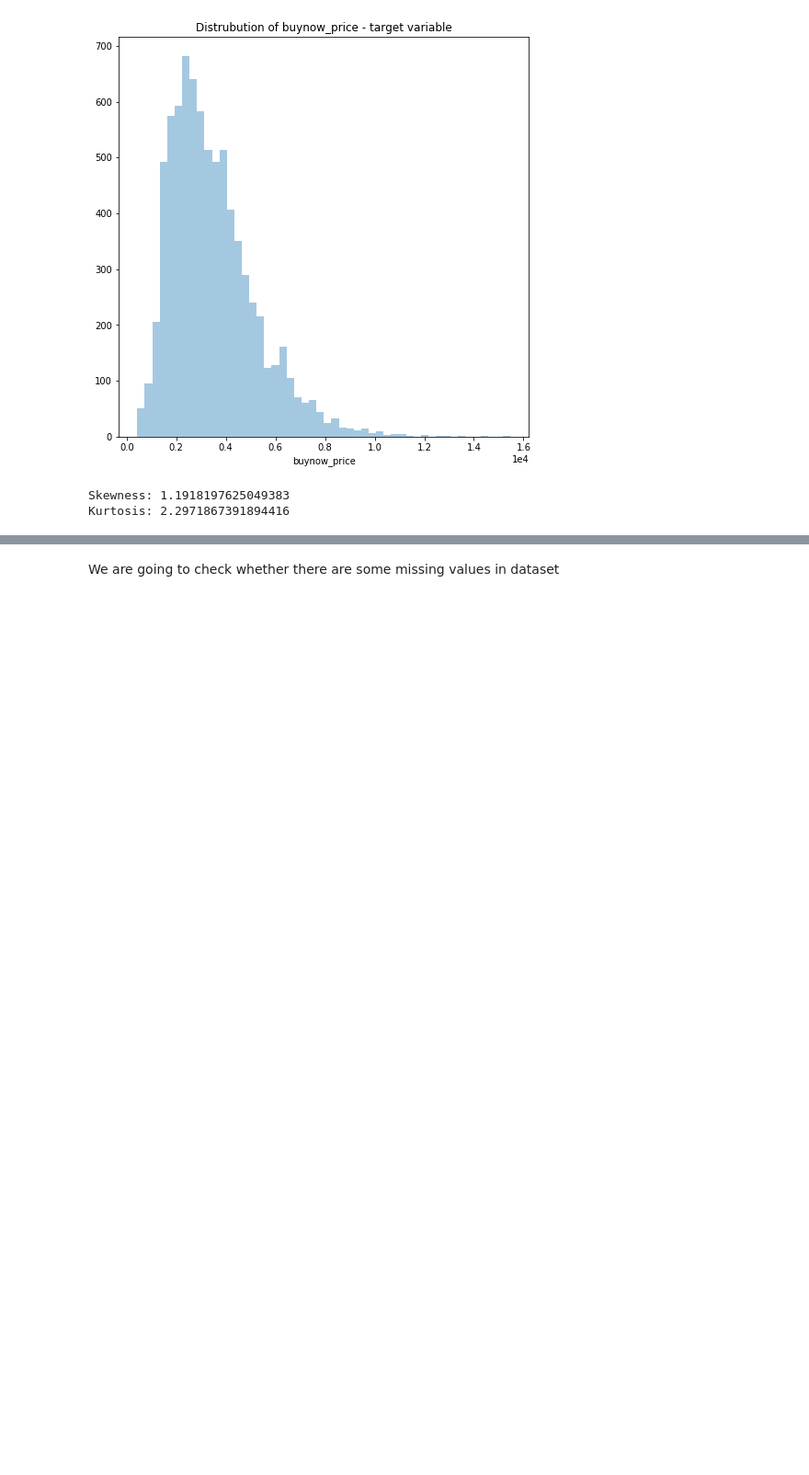
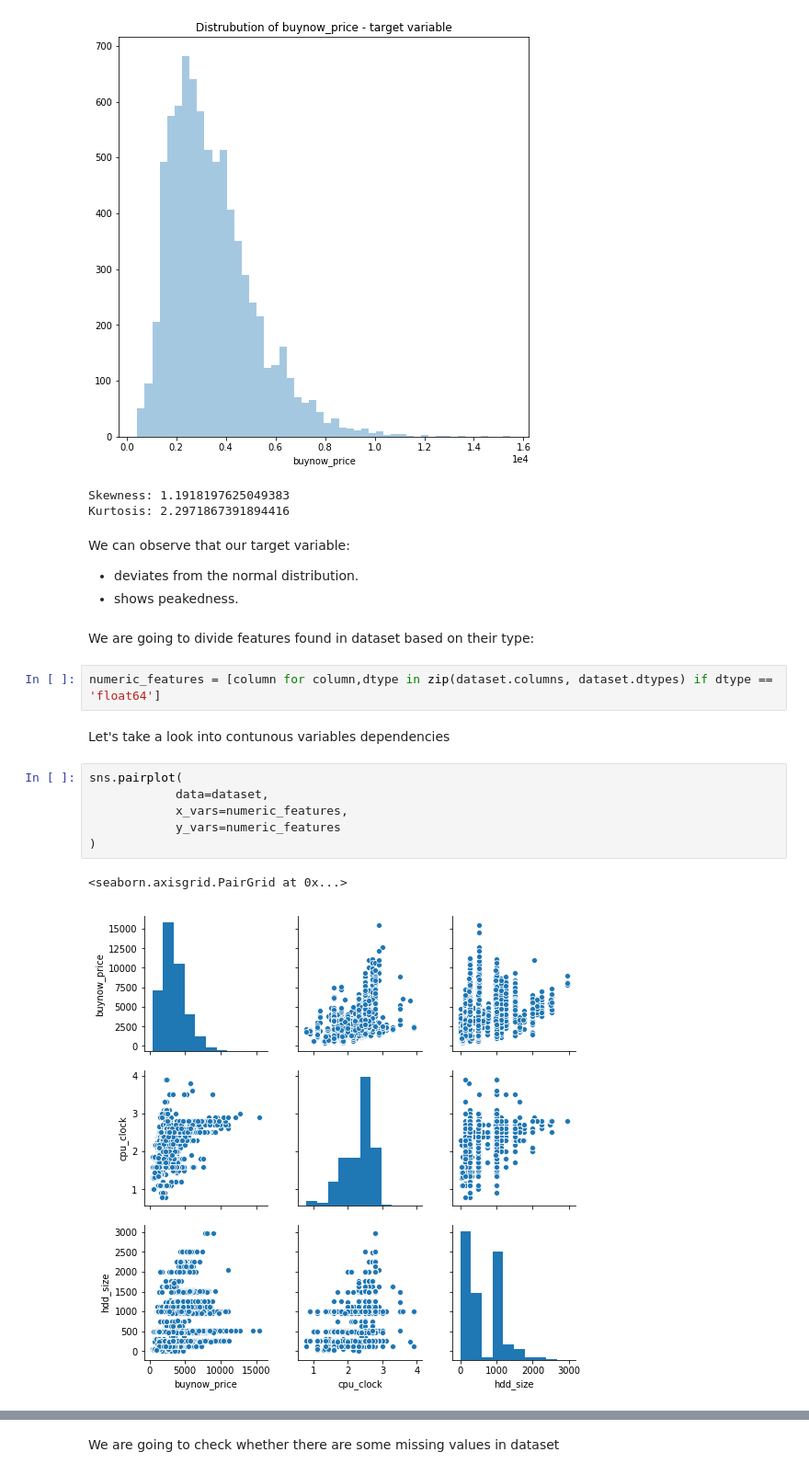
Before and after one commit to freefeynman123/laptop_price, a Jupyter notebook: allegro_task.ipynb, the cells around one changed output, grey strips where cells are left out. Shown at 92% size. Cells and saved outputs as stored; diff of their text form; blank space fills up the shorter version.

```diff
--- a/allegro_task.ipynb
+++ b/allegro_task.ipynb
@@ -122,3 +149,23 @@ plot_target_distribution(dataset, "buynow_price")
 [figure]
 Skewness: 1.1918197625049383
 Kurtosis: 2.2971867391894416
+# %% [markdown]
+We can observe that our target variable:
+
+* deviates from the normal distribution.
+* shows peakedness.
+# %% [markdown]
+We are going to divide features found in dataset based on their type:
+# %%
+numeric_features = [column for column,dtype in zip(dataset.columns, dataset.dtypes) if dtype == 'float64']
+# %% [markdown]
+Let's take a look into contunous variables dependencies
+# %%
+sns.pairplot(
+            data=dataset,
+            x_vars=numeric_features,
+            y_vars=numeric_features
+)
+# %% [output]
+<seaborn.axisgrid.PairGrid at 0x...>
+[figure, added]
```
Also changed, not shown: parts of 29 cells of this notebook, 1 other file.
